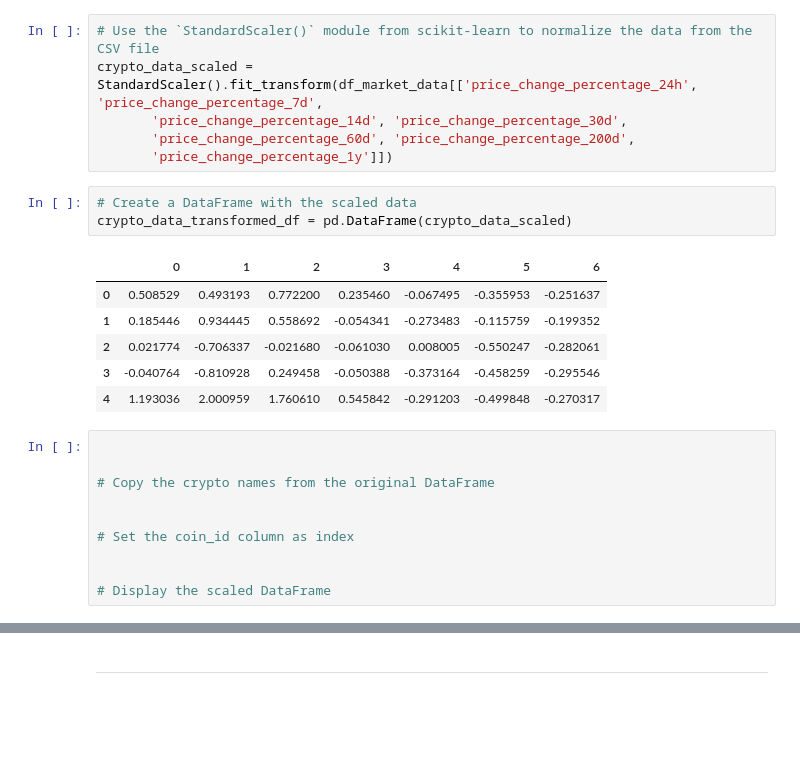
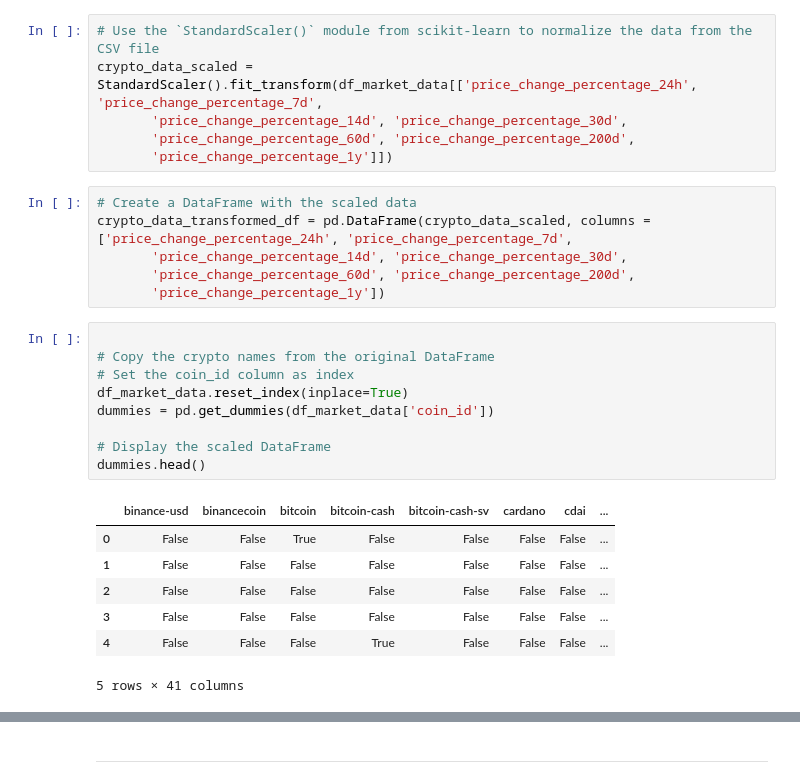
Before and after one commit to mascee/CryptoClustering, a Jupyter notebook: Crypto_Clustering.ipynb, the cells around one changed output, grey strips where cells are left out. Cells and saved outputs as stored; diff of their text form; blank space fills up the shorter version.

```diff
--- a/Crypto_Clustering.ipynb
+++ b/Crypto_Clustering.ipynb
@@ -60,21 +64,24 @@ crypto_data_scaled = StandardScaler().fit_transform(df_market_data[['price_chang
        'price_change_percentage_1y']])
 # %%
 # Create a DataFrame with the scaled data
-crypto_data_transformed_df = pd.DataFrame(crypto_data_scaled)
+crypto_data_transformed_df = pd.DataFrame(crypto_data_scaled, columns = ['price_change_percentage_24h', 'price_change_percentage_7d',
+       'price_change_percentage_14d', 'price_change_percentage_30d',
+       'price_change_percentage_60d', 'price_change_percentage_200d',
+       'price_change_percentage_1y'])
-# %% [output]
-|  | 0 | 1 | 2 | 3 | 4 | 5 | 6 |
-| 0 | 0.508529 | 0.493193 | 0.772200 | 0.235460 | -0.067495 | -0.355953 | -0.251637 |
-| 1 | 0.185446 | 0.934445 | 0.558692 | -0.054341 | -0.273483 | -0.115759 | -0.199352 |
-| 2 | 0.021774 | -0.706337 | -0.021680 | -0.061030 | 0.008005 | -0.550247 | -0.282061 |
-| 3 | -0.040764 | -0.810928 | 0.249458 | -0.050388 | -0.373164 | -0.458259 | -0.295546 |
-| 4 | 1.193036 | 2.000959 | 1.760610 | 0.545842 | -0.291203 | -0.499848 | -0.270317 |
 # %%
 
-
 # Copy the crypto names from the original DataFrame
-
-
 # Set the coin_id column as index
-
+df_market_data.reset_index(inplace=True)
+dummies = pd.get_dummies(df_market_data['coin_id'])
 
 # Display the scaled DataFrame
+dummies.head()
+# %% [output]
+|  | binance-usd | binancecoin | bitcoin | bitcoin-cash | bitcoin-cash-sv | cardano | cdai | ... |
+| 0 | False | False | True | False | False | False | False | ... |
+| 1 | False | False | False | False | False | False | False | ... |
+| 2 | False | False | False | False | False | False | False | ... |
+| 3 | False | False | False | False | False | False | False | ... |
+| 4 | False | False | False | True | False | False | False | ... |
+5 rows × 41 columns
```
Also changed, not shown: parts of 28 cells of this notebook.
